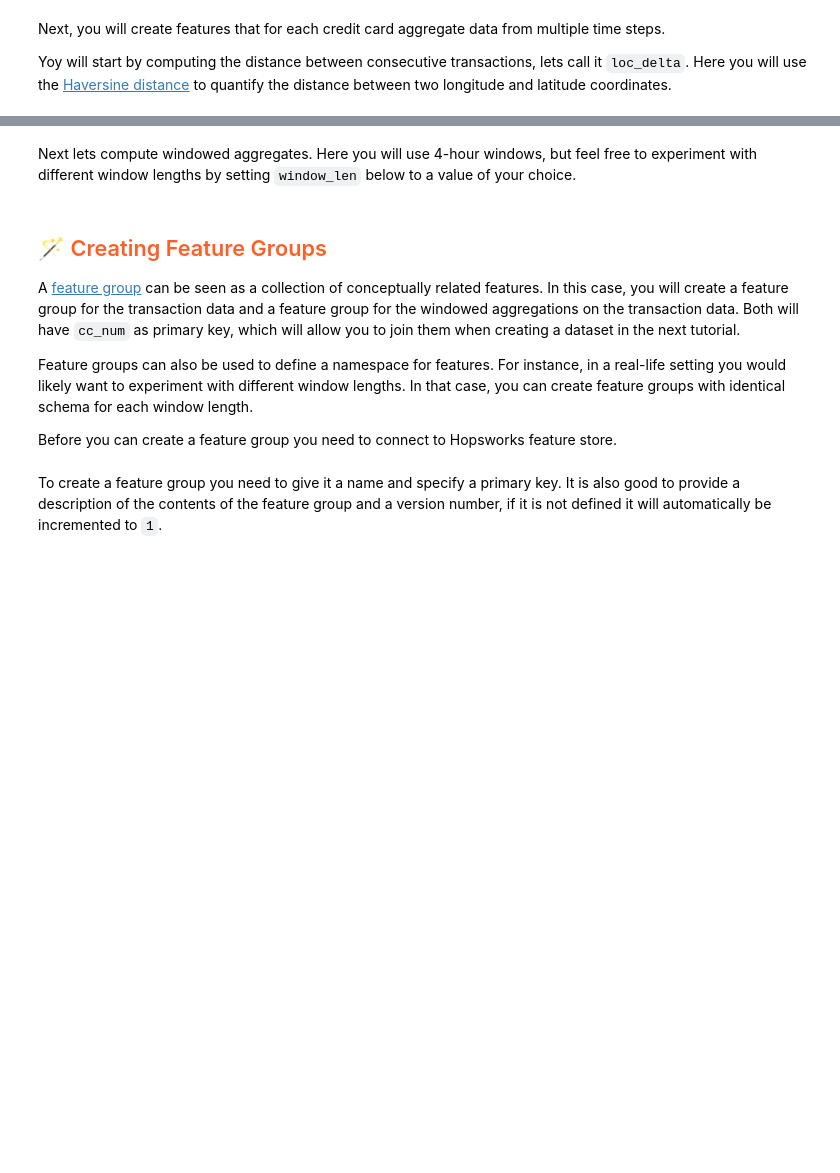
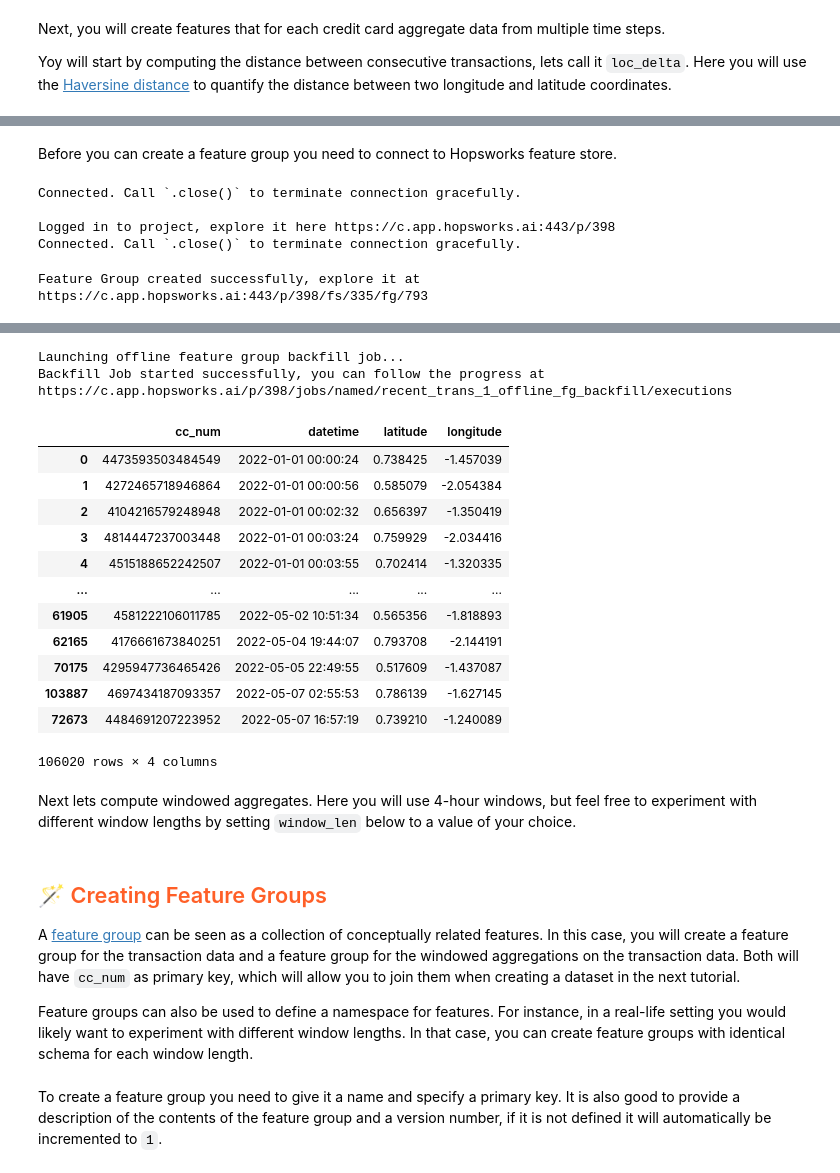
Before and after one commit to featurestoreorg/serverless-ml-course, a Jupyter notebook: src/01-module/1_backfill_cc_feature_groups.ipynb, the cells around one changed output, grey strips where cells are left out. Saved outputs shown, nothing was run; the diff lists cells and outputs as text; code cells hidden in the pictures; blank space fills up the shorter version.

```diff
--- a/src/01-module/1_backfill_cc_feature_groups.ipynb
+++ b/src/01-module/1_backfill_cc_feature_groups.ipynb
@@ -69,0 +157,28 @@ trans_df
+# %% [markdown]
+Before you can create a feature group you need to connect to Hopsworks feature store.
+# %%
+project = hopsworks.login()
+fs = project.get_feature_store()
+# %% [output]
+Connected. Call `.close()` to terminate connection gracefully.
+
+Logged in to project, explore it here https://c.app.hopsworks.ai:443/p/398
+Connected. Call `.close()` to terminate connection gracefully.
+# %%
+# We need to save the most recent transactions for each CC for online serving to calculate loc_delta
+
+recent_trans_df = trans_df[["cc_num", "datetime", "latitude", "longitude"]]
+
+recent_trans_fg = fs.get_or_create_feature_group(
+    name="recent_trans",
+    version=1,
+    description="Most recent Credit Card transactions",
+    primary_key=["cc_num"],
+    online_enabled = True,
+    event_time="datetime"
+)
+recent_trans_fg.insert(recent_trans_df, write_options={"wait_for_job" : False})
+recent_trans_df
+# %% [output]
+Feature Group created successfully, explore it at
+https://c.app.hopsworks.ai:443/p/398/fs/335/fg/793
@@ -70,3 +186,19 @@ trans_df
+Launching offline feature group backfill job...
+Backfill Job started successfully, you can follow the progress at
+https://c.app.hopsworks.ai/p/398/jobs/named/recent_trans_1_offline_fg_backfill/executions
+|  | cc_num | datetime | latitude | longitude |
+| 0 | 4473593503484549 | 2022-01-01 00:00:24 | 0.738425 | -1.457039 |
+| 1 | 4272465718946864 | 2022-01-01 00:00:56 | 0.585079 | -2.054384 |
+| 2 | 4104216579248948 | 2022-01-01 00:02:32 | 0.656397 | -1.350419 |
+| 3 | 4814447237003448 | 2022-01-01 00:03:24 | 0.759929 | -2.034416 |
+| 4 | 4515188652242507 | 2022-01-01 00:03:55 | 0.702414 | -1.320335 |
+| ... | ... | ... | ... | ... |
+| 61905 | 4581222106011785 | 2022-05-02 10:51:34 | 0.565356 | -1.818893 |
+| 62165 | 4176661673840251 | 2022-05-04 19:44:07 | 0.793708 | -2.144191 |
+| 70175 | 4295947736465426 | 2022-05-05 22:49:55 | 0.517609 | -1.437087 |
+| 103887 | 4697434187093357 | 2022-05-07 02:55:53 | 0.786139 | -1.627145 |
+| 72673 | 4484691207223952 | 2022-05-07 16:57:19 | 0.739210 | -1.240089 |
+106020 rows × 4 columns
 # %%
 trans_df.info()
 # %% [markdown]
@@ -82,5 +214,3 @@ window_aggs_df.tail()
 A [feature group](https://docs.hopsworks.ai/feature-store-api/latest/generated/feature_group/) can be seen as a collection of conceptually related features. In this case, you will create a feature group for the transaction data and a feature group for the windowed aggregations on the transaction data. Both will have `cc_num` as primary key, which will allow you to join them when creating a dataset in the next tutorial.
 
 Feature groups can also be used to define a namespace for features. For instance, in a real-life setting you would likely want to experiment with different window lengths. In that case, you can create feature groups with identical schema for each window length.
-
-Before you can create a feature group you need to connect to Hopsworks feature store.
```
Also changed, not shown: parts of 10 cells of this notebook, 4 other files.
